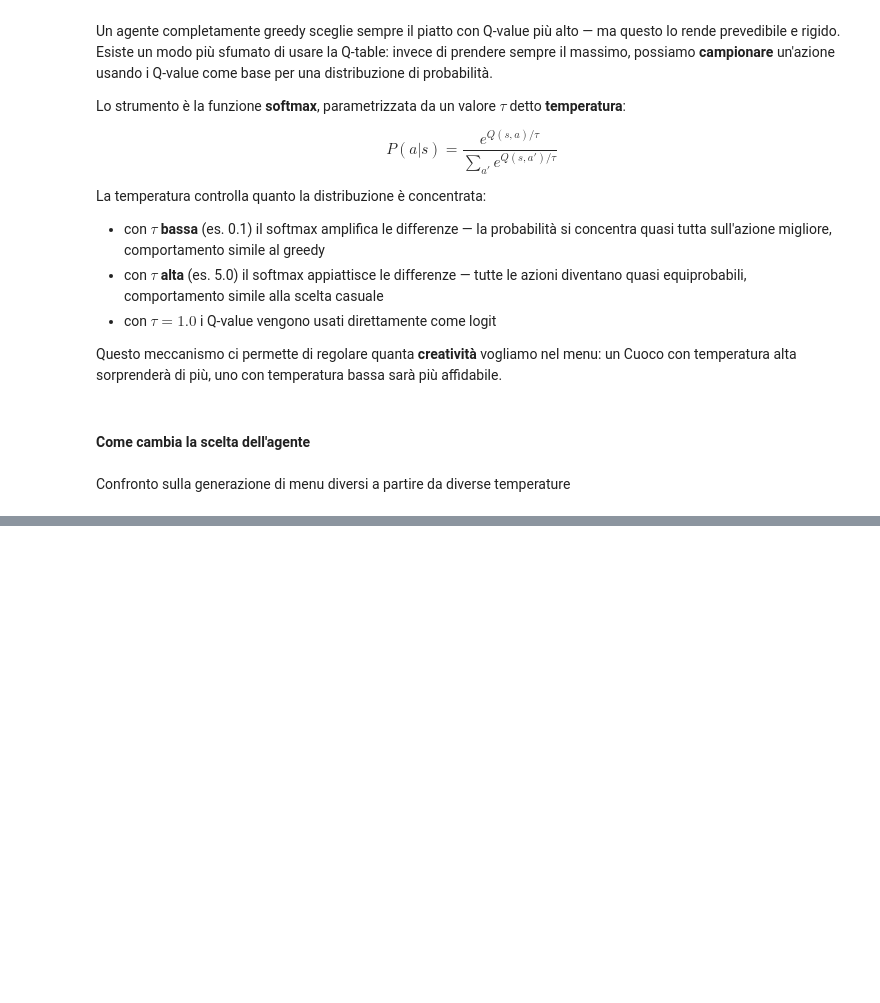
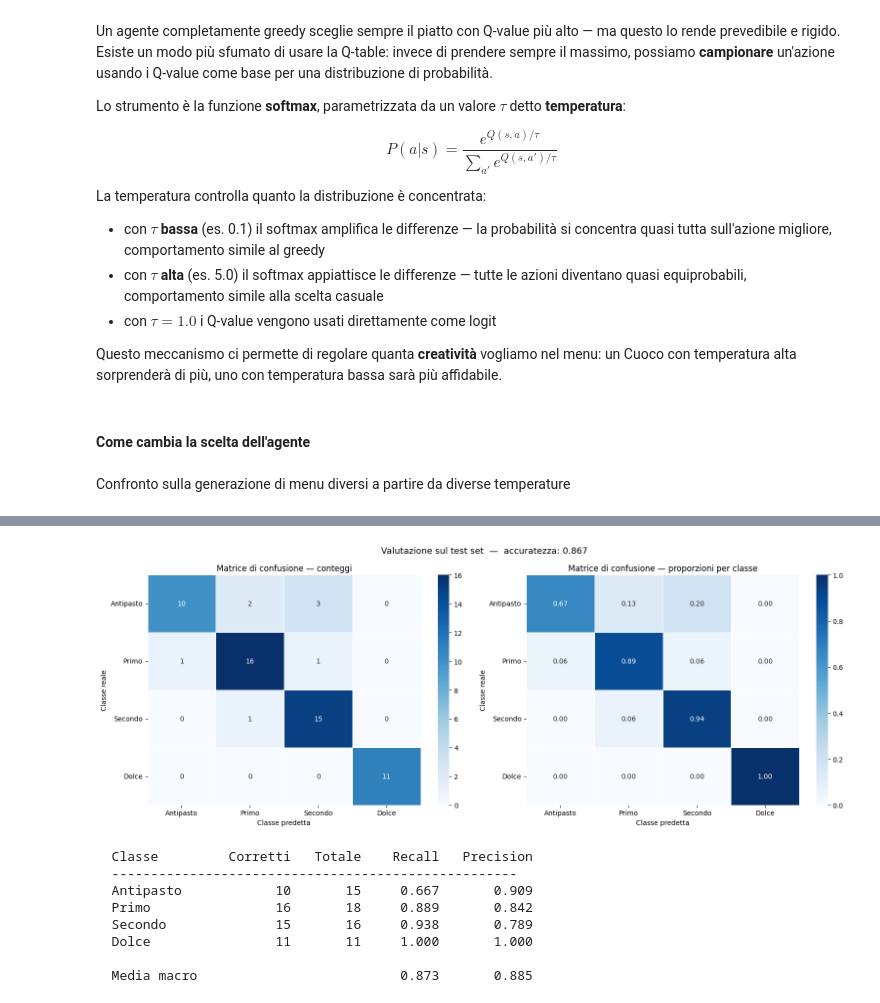
Before and after one commit to afflint/tdl, a Jupyter notebook: 2025-26/machine_learning.ipynb, the cells around one changed output, grey strips where cells are left out. Cells and saved outputs as stored; diff of their text form; code cells hidden in the pictures; blank space fills up the shorter version.

```diff
--- a/2025-26/machine_learning.ipynb
+++ b/2025-26/machine_learning.ipynb
@@ -1121,0 +2009,68 @@ print_menus(agent, n=10, temperature=0.9)
+# %%
+# --- Evaluation on test set ---
+
+_, probs_test = forward(X_test, W_trained, b_trained)
+y_pred        = np.argmax(probs_test, axis=1)
+
+test_acc  = accuracy(probs_test, y_test)
+test_loss = cross_entropy(probs_test, Y_test)
+
+print(f"Test set — loss: {test_loss:.4f}  |  accuratezza: {test_acc:.3f}")
+print(f"Training  — loss: {history['train_loss'][-1]:.4f}  |  "
+      f"accuratezza: {history['train_acc'][-1]:.3f}")
+
+# --- Confusion matrix ---
+def confusion_matrix(y_true, y_pred, n_classes):
+    """Compute confusion matrix from integer label arrays."""
+    cm = np.zeros((n_classes, n_classes), dtype=int)
+    for true, pred in zip(y_true, y_pred):
+        cm[true, pred] += 1
+    return cm
+
+cm = confusion_matrix(y_test, y_pred, len(CLASSES))
+
+# --- Plot ---
+fig, axes = plt.subplots(1, 2, figsize=(16, 6))
+
+# Left: raw counts
+sns.heatmap(cm,
+            annot=True, fmt='d', cmap='Blues',
+            xticklabels=CLASSES, yticklabels=CLASSES,
+            linewidths=0.5, ax=axes[0])
+axes[0].set_title('Matrice di confusione — conteggi')
+axes[0].set_xlabel('Classe predetta')
+axes[0].set_ylabel('Classe reale')
+axes[0].set_yticklabels(axes[0].get_yticklabels(), rotation=0)
+
+# Right: normalized by row (recall per class)
+cm_norm = cm.astype(float) / cm.sum(axis=1, keepdims=True)
+sns.heatmap(cm_norm,
+            annot=True, fmt='.2f', cmap='Blues',
+            xticklabels=CLASSES, yticklabels=CLASSES,
+            linewidths=0.5, vmin=0, vmax=1, ax=axes[1])
+axes[1].set_title('Matrice di confusione — proporzioni per classe')
+axes[1].set_xlabel('Classe predetta')
+axes[1].set_ylabel('Classe reale')
+axes[1].set_yticklabels(axes[1].get_yticklabels(), rotation=0)
+
+plt.suptitle(f'Valutazione sul test set  —  accuratezza: {test_acc:.3f}',
+             fontsize=13)
+plt.tight_layout()
+plt.show()
+
+# --- Per-class summary ---
+print(f"\n  {'Classe':<12}  {'Corretti':>9}  {'Totale':>7}  {'Recall':>8}  {'Precision':>10}")
+print(f"  {'-'*52}")
+for i, cls in enumerate(CLASSES):
+    correct   = cm[i, i]
+    total_row = cm[i].sum()    # all examples of this class (for recall)
+    total_col = cm[:, i].sum() # all examples predicted as this class (for precision)
+    recall    = correct / total_row if total_row > 0 else 0
+    precision = correct / total_col if total_col > 0 else 0
+    print(f"  {cls:<12}  {correct:>9}  {total_row:>7}  {recall:>8.3f}  {precision:>10.3f}")
+
+# --- Macro averages ---
+recalls    = [cm[i, i] / cm[i].sum()    for i in range(len(CLASSES)) if cm[i].sum() > 0]
+precisions = [cm[i, i] / cm[:, i].sum() for i in range(len(CLASSES)) if cm[:, i].sum() > 0]
+print(f"\n  {'Media macro':<12}  {'':>9}  {'':>7}  {np.mean(recalls):>8.3f}  {np.mean(precisions):>10.3f}")
+# %% [output]
@@ -1121,0 +2079,9 @@ print_menus(agent, n=10, temperature=0.9)
+[figure, added]
+  Classe         Corretti   Totale    Recall   Precision
+  ----------------------------------------------------
+  Antipasto            10       15     0.667       0.909
+  Primo                16       18     0.889       0.842
+  Secondo              15       16     0.938       0.789
+  Dolce                11       11     1.000       1.000
+
+  Media macro                          0.873       0.885
```
Also changed, not shown: parts of 30 cells of this notebook, 1 other file.
